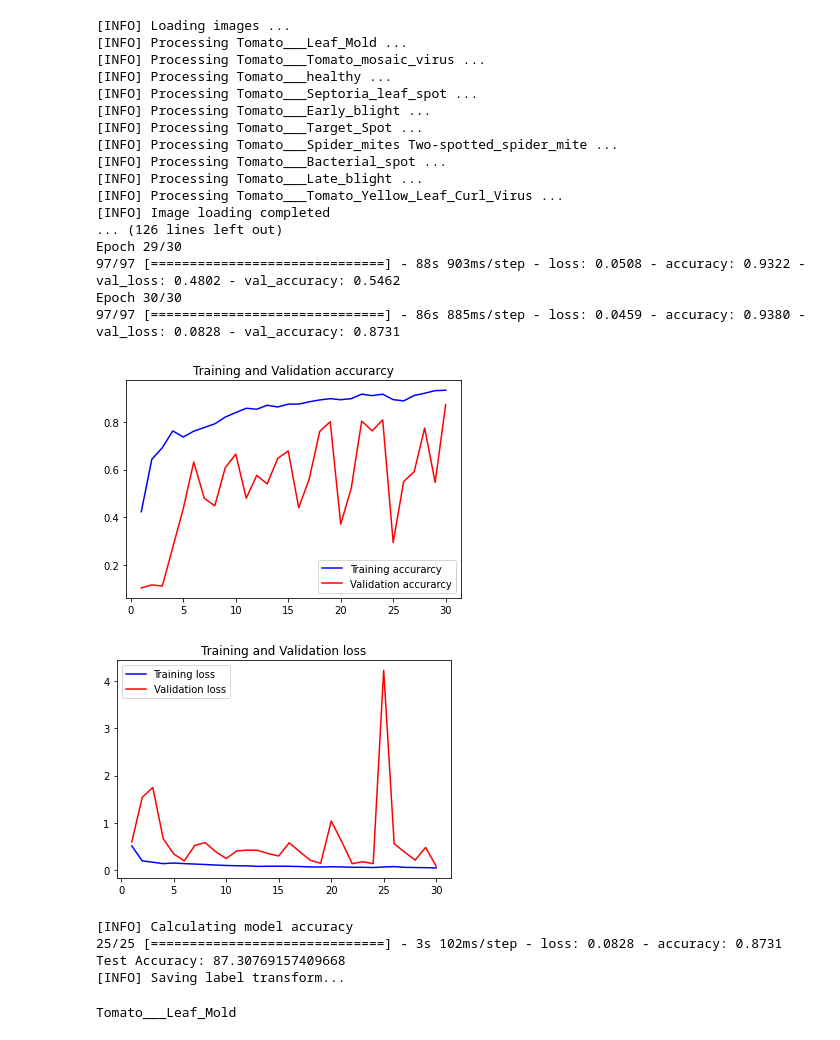
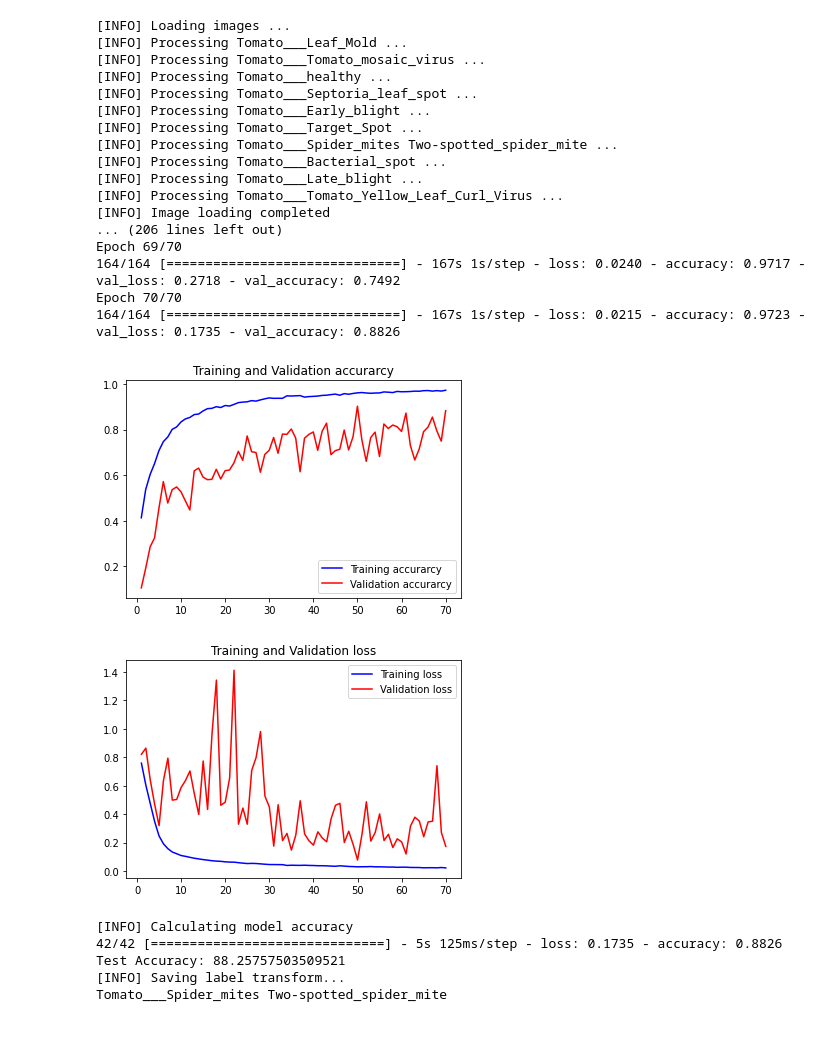
Before and after one commit to zubaidah93/hello-world, a Jupyter notebook: final_disease.ipynb, the cells around one changed output. Cells and saved outputs as stored; diff of their text form; code cells hidden in the pictures.

```diff
--- a/final_disease.ipynb
+++ b/final_disease.ipynb
@@ -1,7 +1,7 @@
 # %% [markdown]
 <a href="https://colab.research.google.com/github/zubaidah93/hello-world/blob/master/final_disease.ipynb" target="_parent"><img src="https://colab.research.google.com/assets/colab-badge.svg" alt="Open In Colab"/></a>
 # %%
-#!/usr/bin/env python3
+#!/usr/bin/env python2
 # -*- coding: utf-8 -*-
 
 """
@@ -37,7 +37,7 @@ from threading import Thread
 # Dimension of resized image
 DEFAULT_IMAGE_SIZE = tuple((256, 256))
 # Number of images used to train the model
-N_IMAGES = 400
+N_IMAGES = 700
 
 # Path to the dataset folder
 root_dir = './drive/MyDrive/disease classification/dataset'
@@ -111,7 +111,7 @@ print("Total number of classes: ", n_classes)
                              fill_mode="nearest")"""
 
 augment = ImageDataGenerator(rotation_range=25, width_shift_range=0.1,
-                             height_shift_range=0.1, shear_range=0.2,
+                             height_shift_range=0.1,vertical_flip=True,
                              zoom_range=0.2, horizontal_flip=True,
                              fill_mode="nearest")
 
@@ -121,8 +121,8 @@ x_train, x_test, y_train, y_test = train_test_split(np_image_list, image_labels,
 
 #Build Model
 
-EPOCHS = 30
-LR = 1e-3
+EPOCHS =70
+LR = 1e-4
 BATCH_SIZE = 32
 WIDTH = 256
 HEIGHT = 256
@@ -217,48 +217,49 @@ print(f"Test Accuracy: {scores[1]*100}")
 
 #######################################
 
-with open('plant_disease_classification_model.p', 'wb') as f:
+with open('plant_disease_classification_model.pickle', 'wb') as f:
     pickle.dump(history.history, f)
 # Dump pickle file of the labels
 print("[INFO] Saving label transform...")
 filename = 'plant_disease_label_transform.pickle'
 image_labels = pickle.load(open(filename, 'rb'))
 
 #########################################
 
 #Test_Model
 def predict_disease(image_path):
     image_array = convert_image_to_array(image_path)
     np_image = np.array(image_array, dtype=np.float16) / 225.0
     np_image = np.expand_dims(np_image,0)
     plt.imshow(plt.imread(image_path))
-    result = model.predict_classes(np_image)
+    #result = model.predict_classes(np_image)
+    result= np.argmax(model.predict(np_image), axis=-1)
     print((image_labels.classes_[result][0]))
 
 predict_disease('/content/drive/MyDrive/disease classification/0ced0bae-d224-43f5-8fd7-072c7cbd8f77___Crnl_L.Mold 9161.JPG')
 # %% [output]
 [INFO] Loading images ...
 [INFO] Processing Tomato___Leaf_Mold ...
 [INFO] Processing Tomato___Tomato_mosaic_virus ...
 [INFO] Processing Tomato___healthy ...
 [INFO] Processing Tomato___Septoria_leaf_spot ...
 [INFO] Processing Tomato___Early_blight ...
 [INFO] Processing Tomato___Target_Spot ...
 [INFO] Processing Tomato___Spider_mites Two-spotted_spider_mite ...
 [INFO] Processing Tomato___Bacterial_spot ...
 [INFO] Processing Tomato___Late_blight ...
 [INFO] Processing Tomato___Tomato_Yellow_Leaf_Curl_Virus ...
 [INFO] Image loading completed
-... (126 lines left out)
-Epoch 29/30
-97/97 [==============================] - 88s 903ms/step - loss: 0.0508 - accuracy: 0.9322 - val_loss: 0.4802 - val_accuracy: 0.5462
-Epoch 30/30
-97/97 [==============================] - 86s 885ms/step - loss: 0.0459 - accuracy: 0.9380 - val_loss: 0.0828 - val_accuracy: 0.8731
+... (206 lines left out)
+Epoch 69/70
+164/164 [==============================] - 167s 1s/step - loss: 0.0240 - accuracy: 0.9717 - val_loss: 0.2718 - val_accuracy: 0.7492
+Epoch 70/70
+164/164 [==============================] - 167s 1s/step - loss: 0.0215 - accuracy: 0.9723 - val_loss: 0.1735 - val_accuracy: 0.8826
-[figure, old version]
+[figure, new version]
-[figure, old version]
+[figure, new version]
 [INFO] Calculating model accuracy
-25/25 [==============================] - 3s 102ms/step - loss: 0.0828 - accuracy: 0.8731
-Test Accuracy: 87.30769157409668
+42/42 [==============================] - 5s 125ms/step - loss: 0.1735 - accuracy: 0.8826
+Test Accuracy: 88.25757503509521
 [INFO] Saving label transform...
+Tomato___Spider_mites Two-spotted_spider_mite
-Tomato___Leaf_Mold
 [figure]
```
